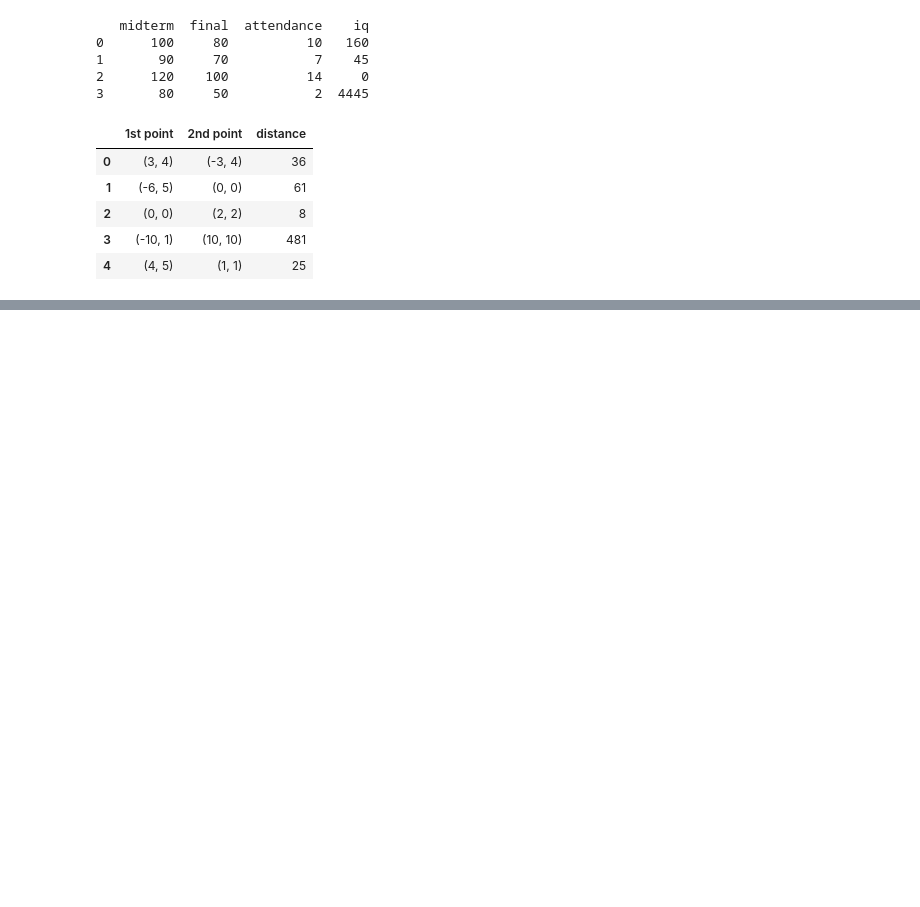
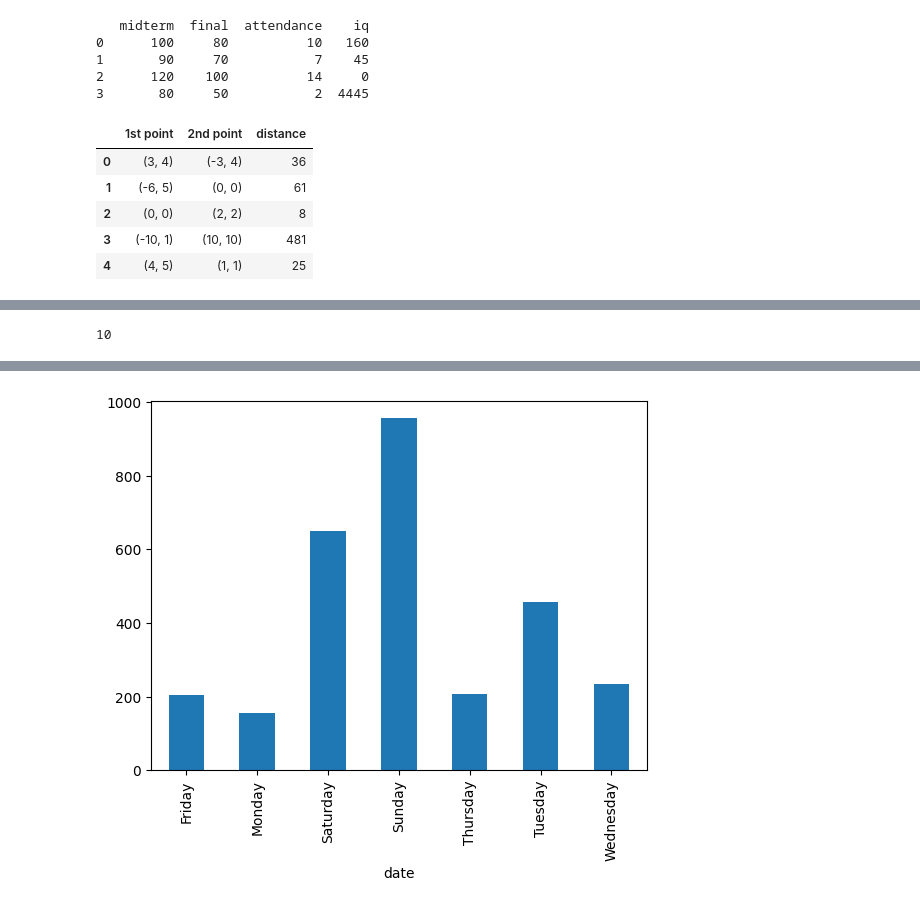
Before and after one commit to priyansh-commits/practice, a Jupyter notebook: pandas_and_numpy_rev.ipynb, the cells around one changed output, grey strips where cells are left out. Drawn from its saved outputs; the diff is of its cells as text; code cells hidden in the pictures; blank space fills up the shorter version.

```diff
--- a/pandas_and_numpy_rev.ipynb
+++ b/pandas_and_numpy_rev.ipynb
@@ -68,0 +142,14 @@ points_df
+# %%
+pd.Timestamp('1st jan 2028 9:21').second+10
+# %% [output]
+10
+# %%
+s = pd.Series(['2023/1/1','2022/1/1','2021/1/1'])
+pd.to_datetime(s,errors='coerce').dt.month_name()
+df=pd.read_csv('/content/expense_data.csv')
+df['Date']=pd.to_datetime(df['Date'])
+df['month']=df['Date'].dt.month_name()
+df['date']=df['Date'].dt.day_name()
+df.groupby('date')['INR'].mean().plot(kind='bar')
+df.head()
+# %% [output]
@@ -68,0 +162 @@ points_df
+[figure, added]
```
Also changed, not shown: parts of 6 cells of this notebook.
